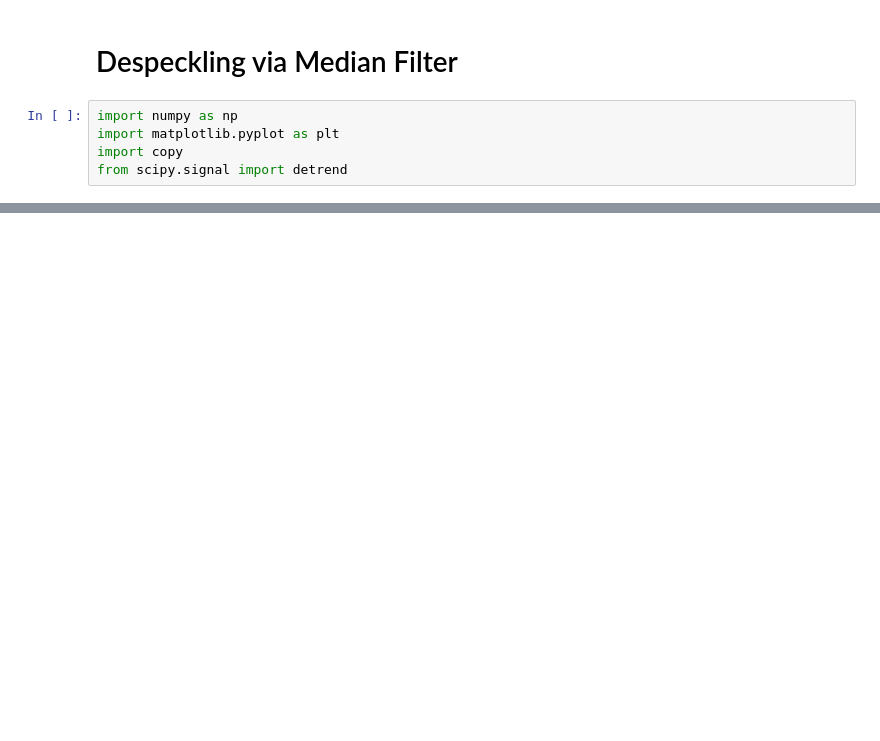
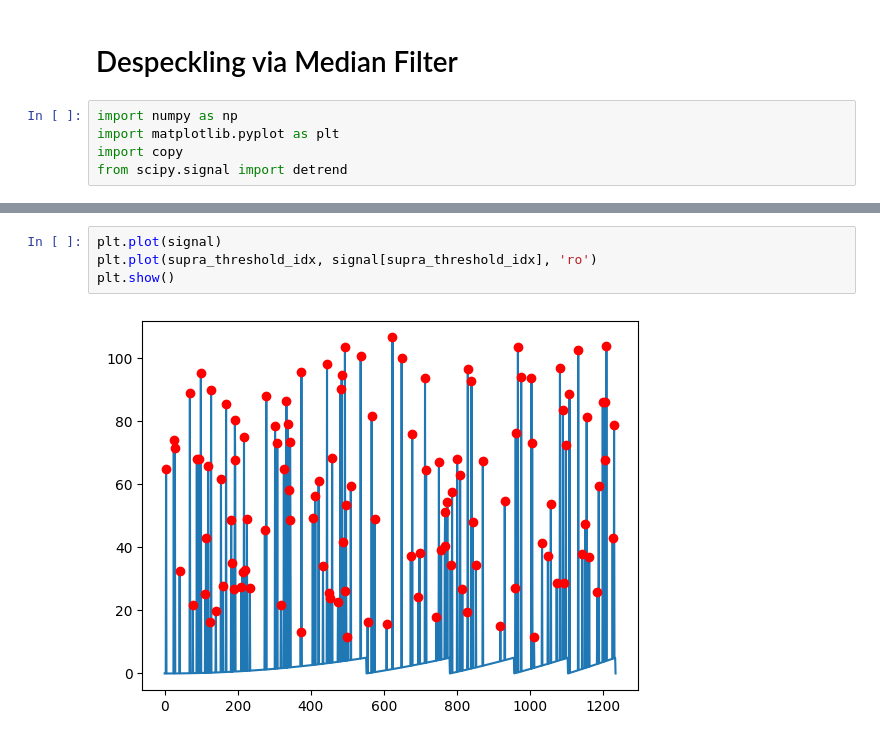
Before and after one commit to Nimira43/Miletus, a Jupyter notebook: Denoising-Signals/Denoising_Signals_2.ipynb, the cells around one changed output, grey strips where cells are left out. Saved outputs shown, nothing was run; the diff lists cells and outputs as text; blank space fills up the shorter version.

```diff
--- a/Denoising-Signals/Denoising_Signals_2.ipynb
+++ b/Denoising-Signals/Denoising_Signals_2.ipynb
@@ -32,0 +68,6 @@ plt.plot(signal)
+# %%
+plt.plot(signal)
+plt.plot(supra_threshold_idx, signal[supra_threshold_idx], 'ro')
+plt.show()
+# %% [output]
+[figure, added]
```
Also changed, not shown: parts of 6 cells of this notebook, 9 other files.
